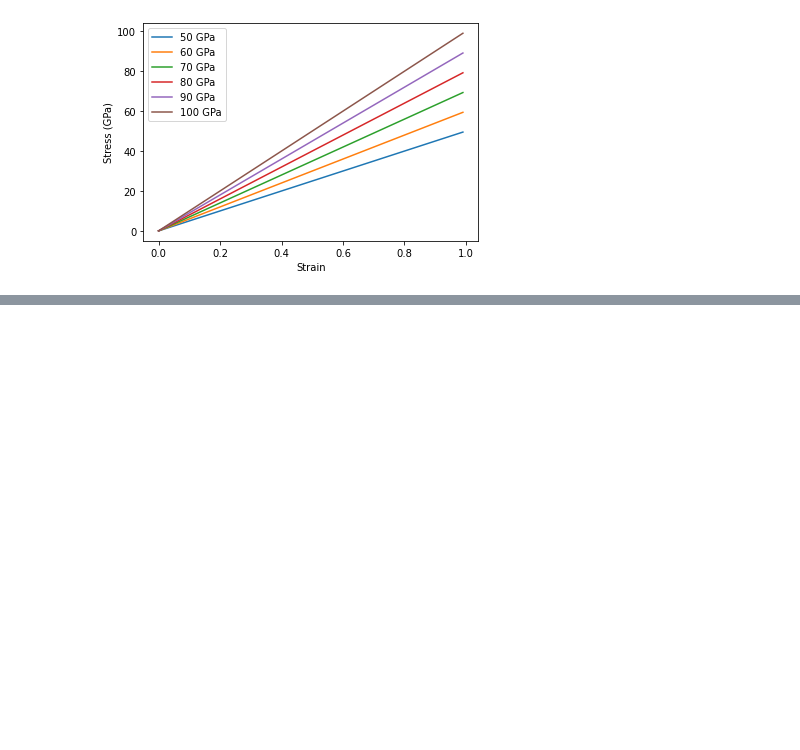
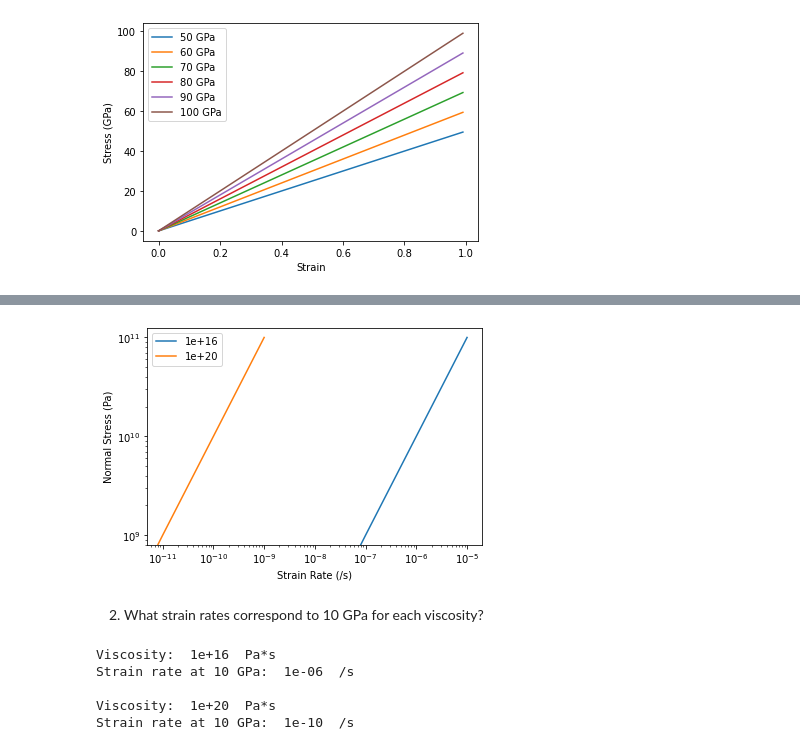
Before and after one commit to dyvasey/geoteach, a Jupyter notebook: structural_geology/rheology_lab/rheology.ipynb, the cells around one changed output, grey strips where cells are left out. Saved outputs shown, nothing was run; the diff lists cells and outputs as text; code cells hidden in the pictures; blank space fills up the shorter version.

```diff
--- a/structural_geology/rheology_lab/rheology.ipynb
+++ b/structural_geology/rheology_lab/rheology.ipynb
@@ -126,0 +149,45 @@ Stress at 40% extension:  40.0  GPa
+# %%
+# Make array of stresses
+stresses_GPa = np.arange(0,100+1,1) # GPa
+
+# Convert to Pa
+stresses_Pa = stresses_GPa * 1e9 #Pa
+
+# Define viscosities
+visc1 = 1e16 # Pa*s
+visc2 = 1e20 # Pa*s
+
+# Calculate strain rates
+strain_rate1 = stresses_Pa/visc1
+strain_rate2 = stresses_Pa/visc2
+
+# Plot
+
+plt.plot(strain_rate1,stresses_Pa,label=visc1)
+plt.plot(strain_rate2,stresses_Pa,label=visc2)
+plt.xlabel('Strain Rate (/s)')
+plt.ylabel('Normal Stress (Pa)')
+plt.loglog()
+plt.legend()
+plt.savefig('out_newtonian.jpg')
+# %% [output]
+[figure, added]
+# %% [markdown]
+2. What strain rates correspond to 10 GPa for each viscosity?
+# %%
+sr_10_visc1 = strain_rate1[np.where(stresses_GPa==10)]
+sr_10_visc2 = strain_rate2[np.where(stresses_GPa==10)]
+
+print('Viscosity: ',visc1,' Pa*s')
+print('Strain rate at 10 GPa: ', float(sr_10_visc1),' /s')
+print('')
+
+print('Viscosity: ',visc2,' Pa*s')
+print('Strain rate at 10 GPa: ', float(sr_10_visc2),' /s')
+print('')
+# %% [output]
+Viscosity:  1e+16  Pa*s
+Strain rate at 10 GPa:  1e-06  /s
+
+Viscosity:  1e+20  Pa*s
+Strain rate at 10 GPa:  1e-10  /s
```
Also changed, not shown: parts of 6 cells of this notebook, 2 other files.
